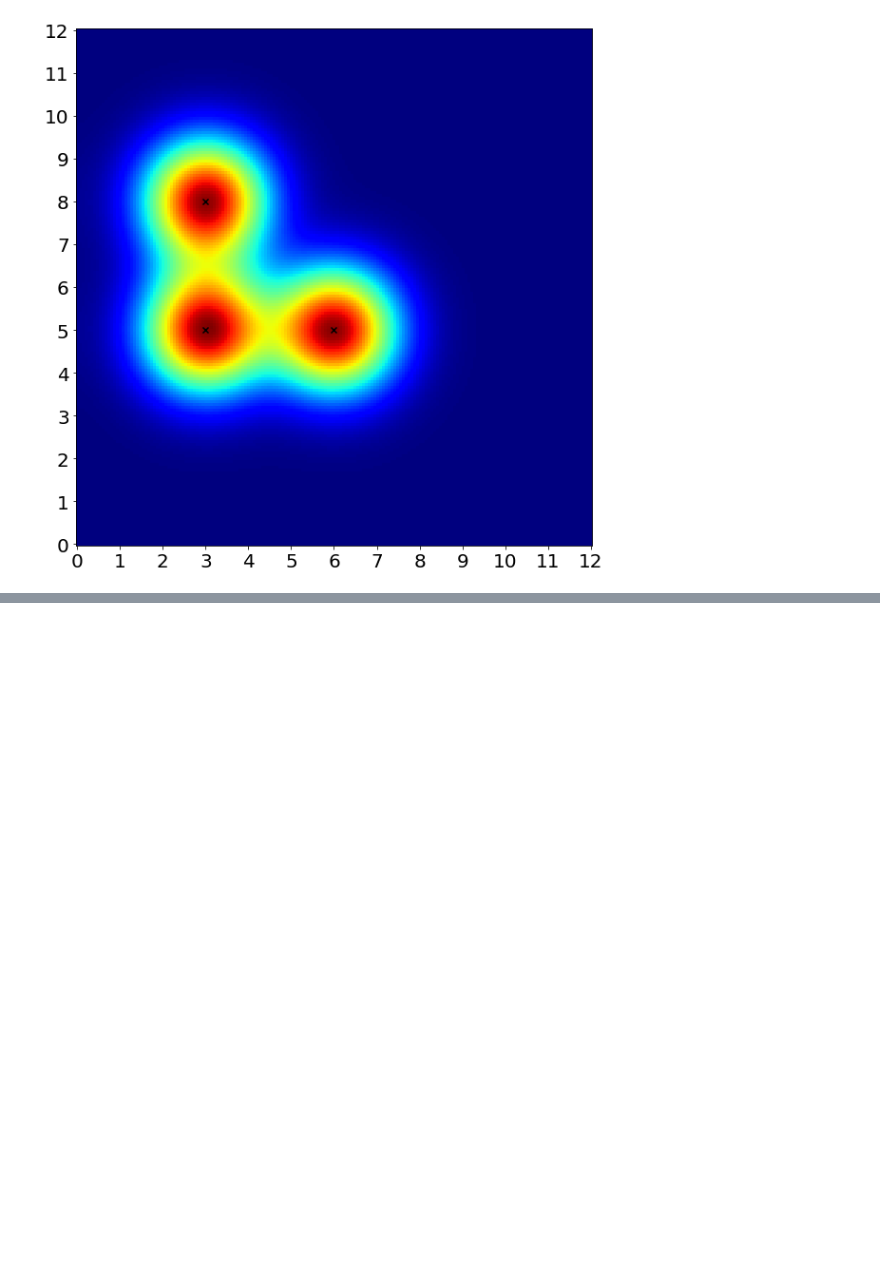
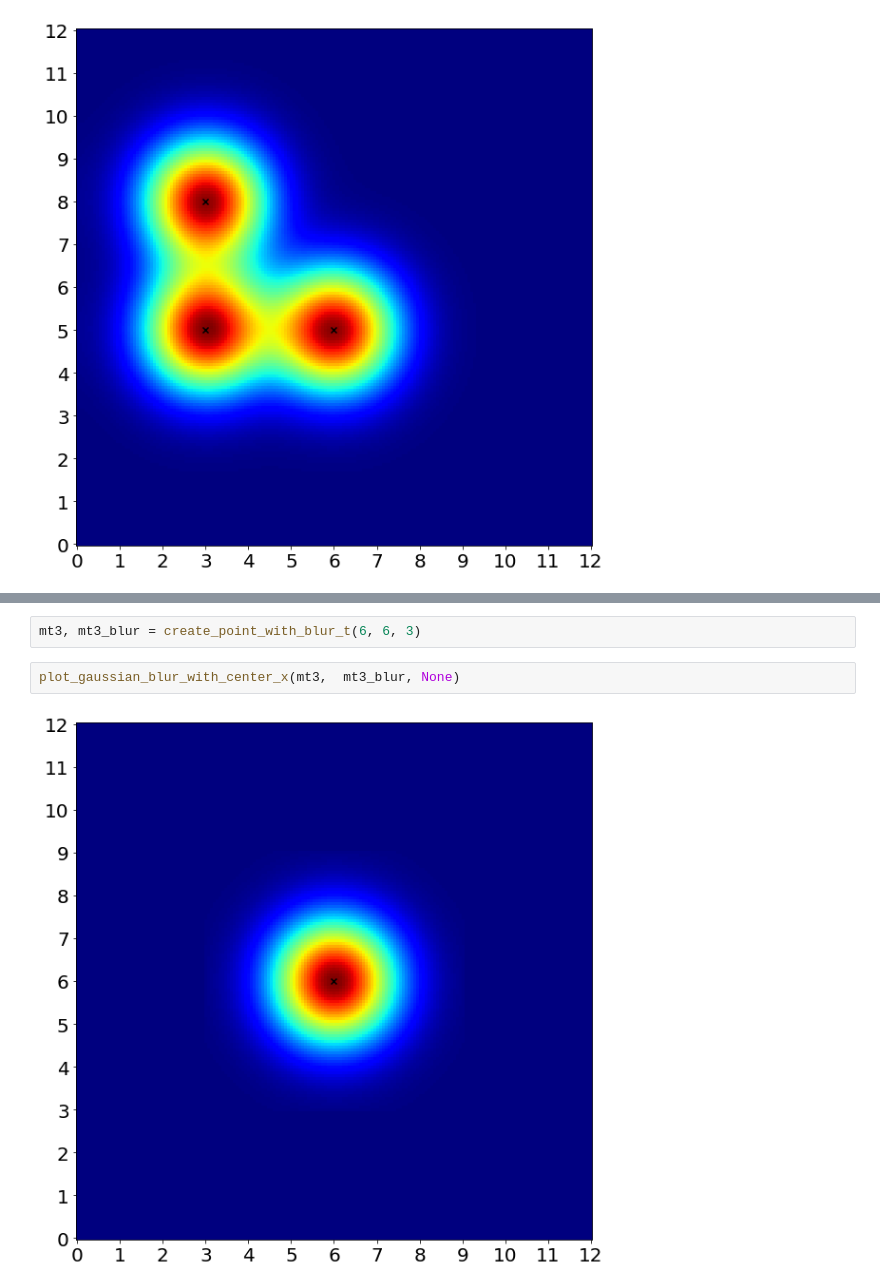
Before and after one commit to ttpro1995/study_notebook, a Jupyter notebook: crowd_counting/explain_ground_truth.ipynb, the cells around one changed output, grey strips where cells are left out. Drawn from its saved outputs; the diff is of its cells as text; blank space fills up the shorter version.

```diff
--- a/crowd_counting/explain_ground_truth.ipynb
+++ b/crowd_counting/explain_ground_truth.ipynb
@@ -87,0 +108,6 @@ plot_gaussian_blur_with_center_x(m1+m2+m3,  m1_blur + m2_blur + m3_blur, "p123")
+# %%
+mt3, mt3_blur = create_point_with_blur_t(6, 6, 3)
+# %%
+plot_gaussian_blur_with_center_x(mt3,  mt3_blur, None)
+# %% [output]
+[figure, added]
```
Also changed, not shown: parts of 6 cells of this notebook.
